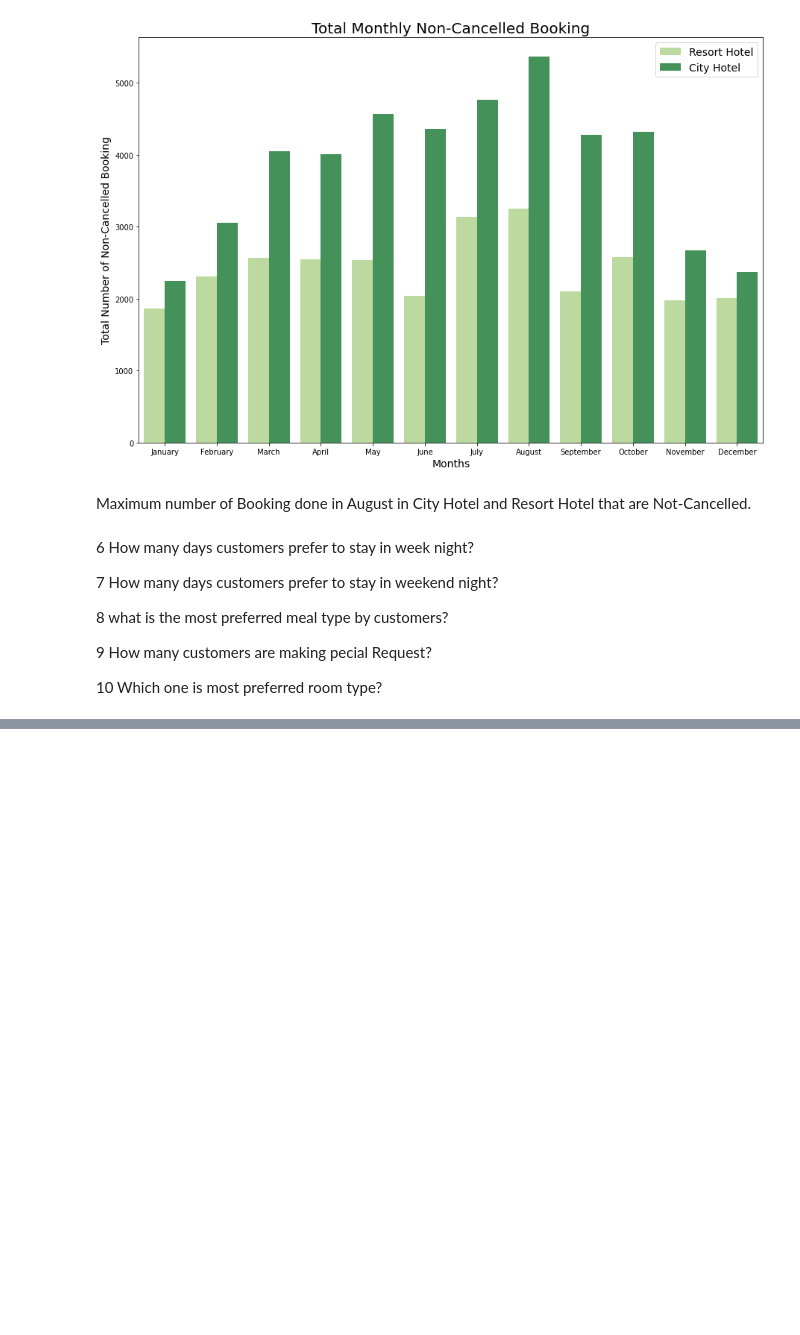
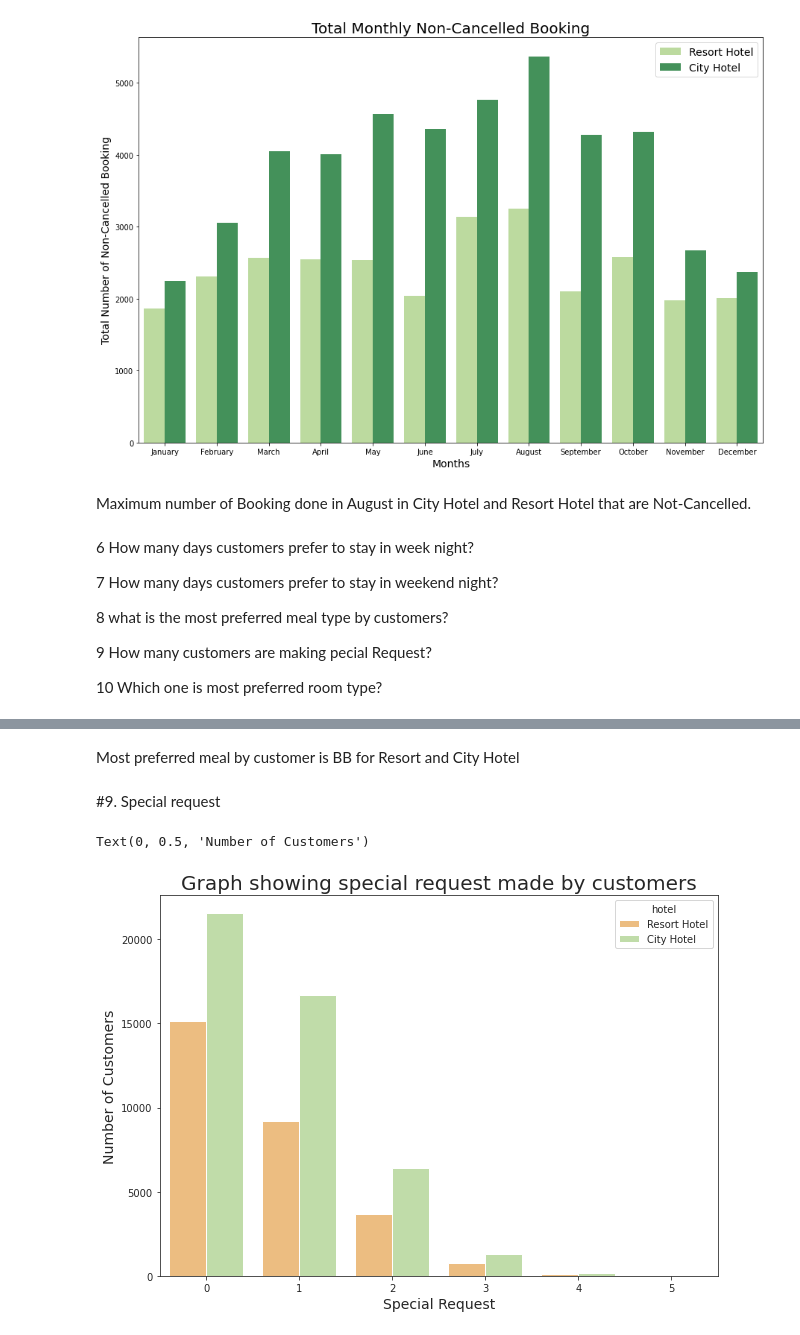
Before and after one commit to Sameervasudev/Capstone_Project_Hotel_Booking, a Jupyter notebook: Sameer_Talashilkar_|_Hotel_Booking_Analysis_Capstone_Project.ipynb, the cells around one changed output, grey strips where cells are left out. Drawn from its saved outputs; the diff is of its cells as text; code cells hidden in the pictures; blank space fills up the shorter version.

```diff
--- a/Sameer_Talashilkar_|_Hotel_Booking_Analysis_Capstone_Project.ipynb
+++ b/Sameer_Talashilkar_|_Hotel_Booking_Analysis_Capstone_Project.ipynb
@@ -250,0 +294,14 @@ plt.legend(prop={'size':14})
+# %% [markdown]
+Most preferred meal by customer is BB for Resort and City Hotel
+# %% [markdown]
+#9. Special request
+# %%
+#Countplot for special request
+sns.set_style('ticks')
+plt.figure(figsize=(10,7))
+sns.countplot(data = df2, x = 'total_of_special_requests', hue='hotel', palette="Spectral").set_title('Graph showing special request made by customers', fontsize =20)
+plt.xlabel("Special Request", fontsize=14)
+plt.ylabel("Number of Customers", fontsize=14)
+# %% [output]
+Text(0, 0.5, 'Number of Customers')
+[figure, added]
```
Also changed, not shown: parts of 13 cells of this notebook.
